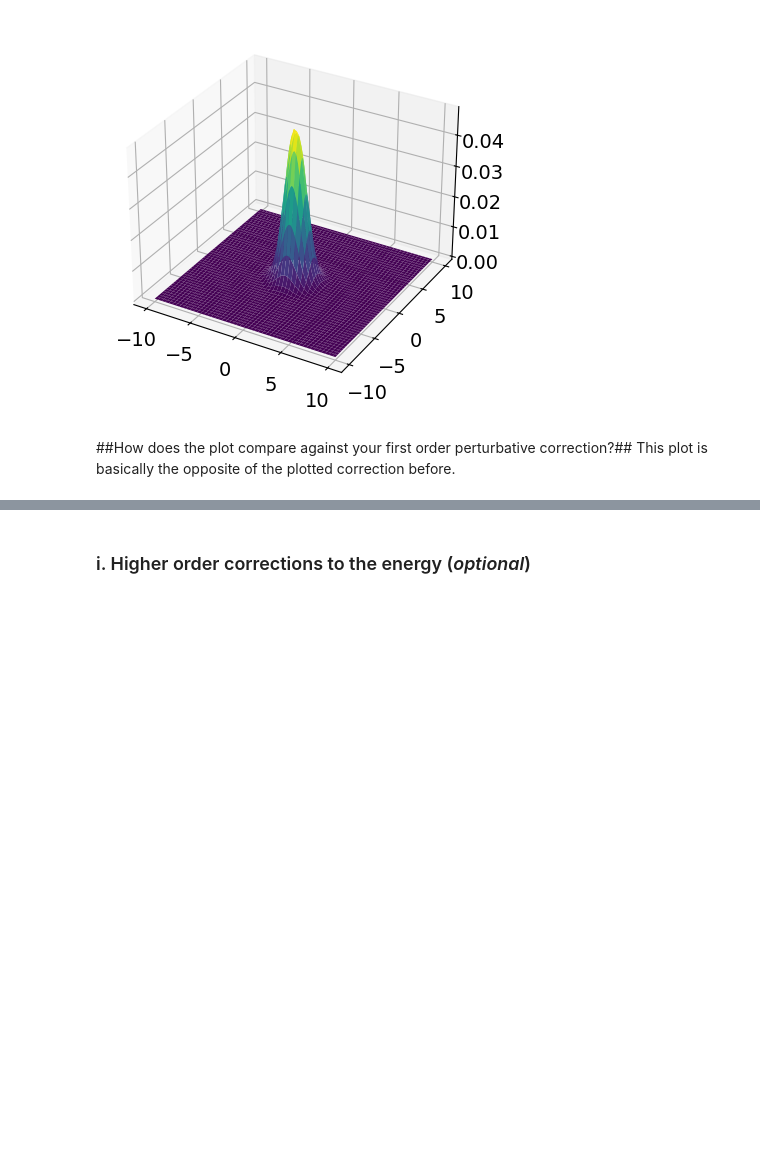
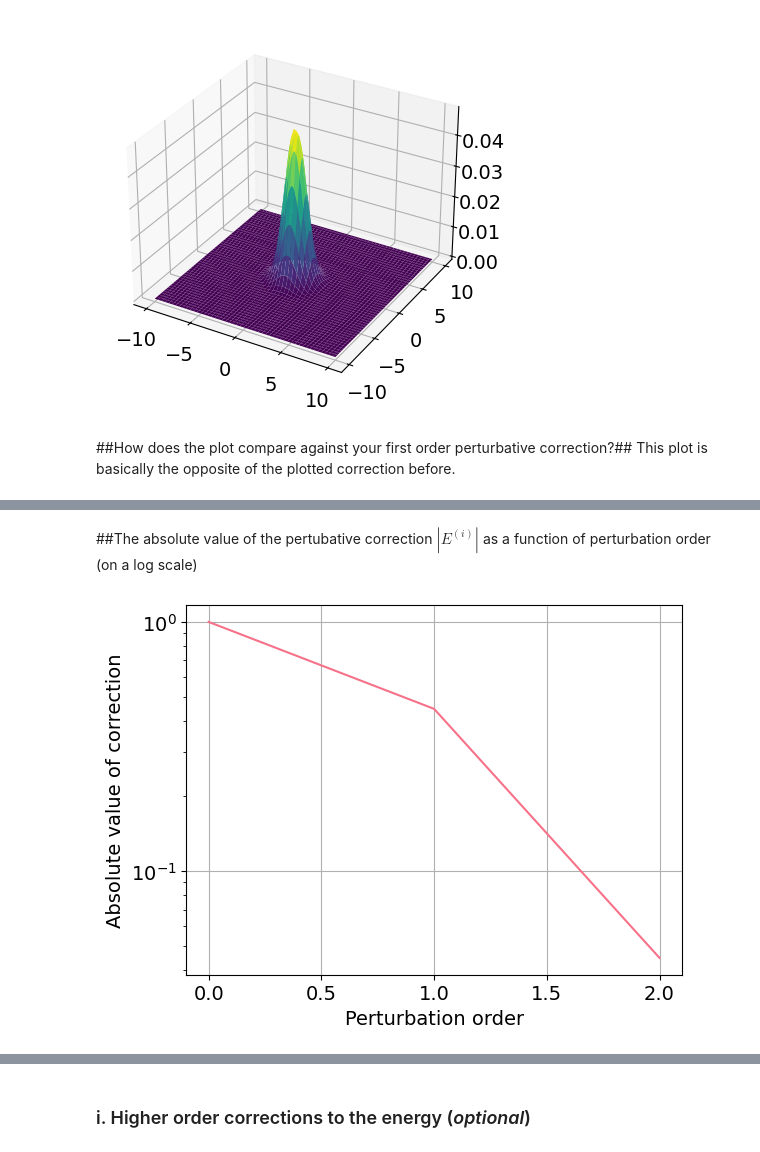
Before and after one commit to mvela31/PHYS487hws, a Jupyter notebook: quantum_mechanics/PerturbationTheory.ipynb, the cells around one changed output, grey strips where cells are left out. Drawn from its saved outputs; the diff is of its cells as text; code cells hidden in the pictures; blank space fills up the shorter version.

```diff
--- a/quantum_mechanics/PerturbationTheory.ipynb
+++ b/quantum_mechanics/PerturbationTheory.ipynb
@@ -593,3 +638,18 @@ This plot is basically the opposite of the plotted correction before.
+# %% [markdown]
+
+##The absolute value of the pertubative correction $|E^{(i)}|$ as a function of perturbation order (on a log scale)
+# %%
+def plotCorrections(Es):
+  corrections = np.abs(np.array(Es))
+  plt.yscale("log")
+  plt.plot(range(len(corrections)), np.abs(corrections))
+  plt.grid(True)
+  plt.xlabel("Perturbation order")
+  plt.ylabel("Absolute value of correction")
+
+plotCorrections(Es_)
+# %% [output]
+[figure, added]
 # %% [markdown]
 <div><img src="https://clark.physics.illinois.edu/246img/AnsEnd.svg" width=200 align=left alt="Answer (start)"></img><br></div>
 # %% [markdown]
```
Also changed, not shown: parts of 10 cells of this notebook.
